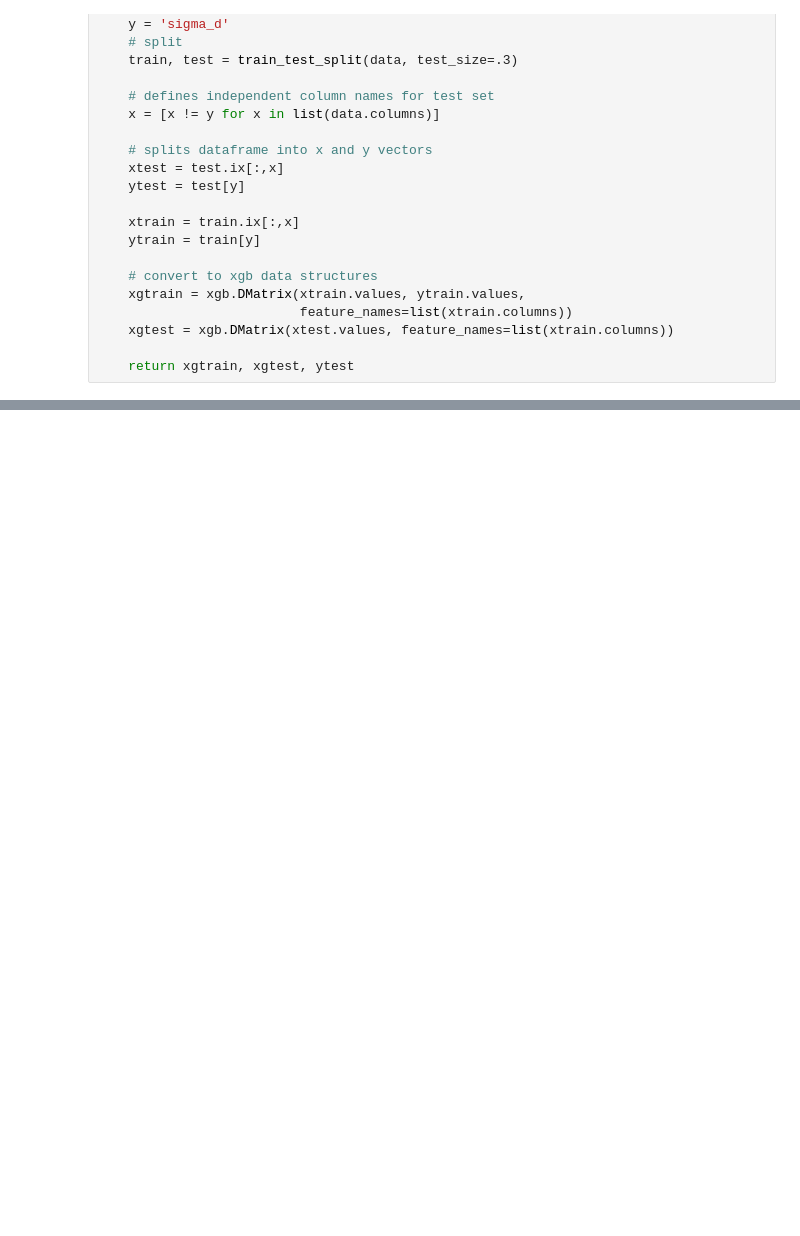
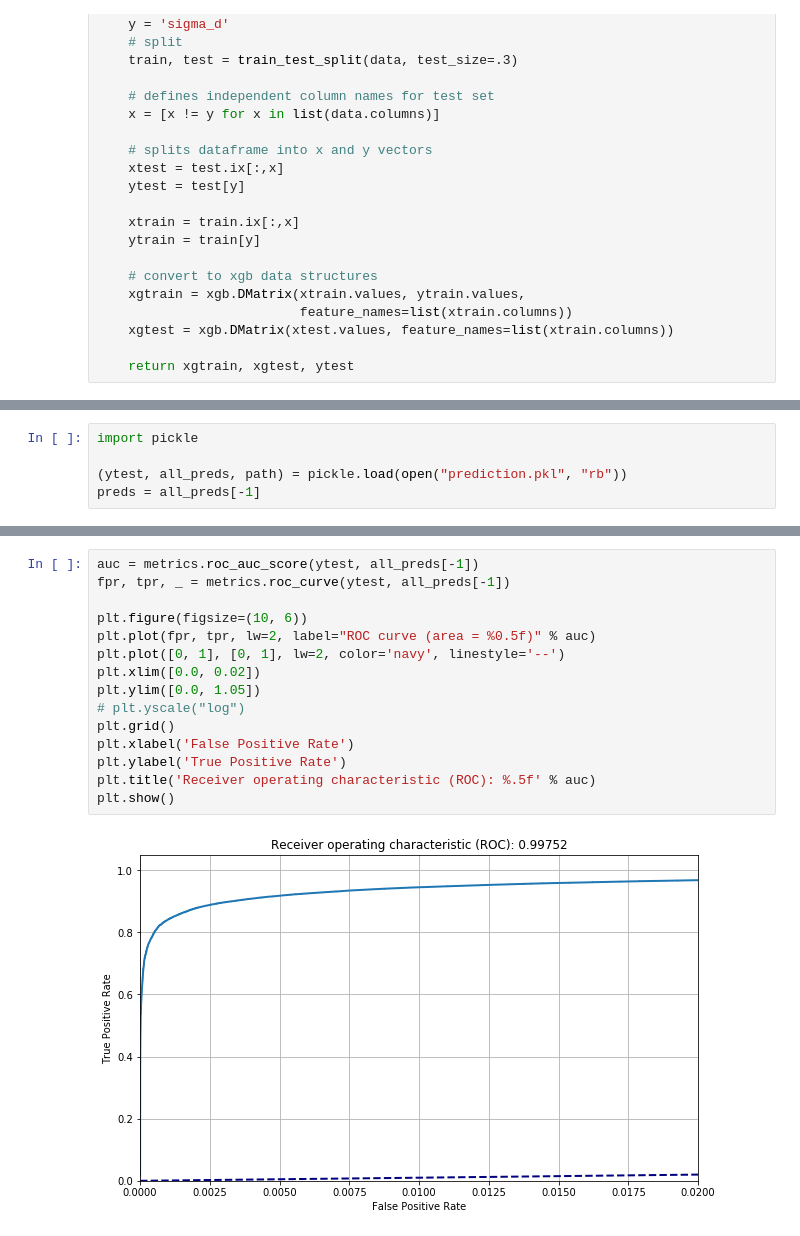
Before and after one commit to yoavfreund/Bathymetry, a Jupyter notebook: xgboost/xgsea.ipynb, the cells around one changed output, grey strips where cells are left out. Drawn from its saved outputs; the diff is of its cells as text; blank space fills up the shorter version.

```diff
--- a/xgboost/xgsea.ipynb
+++ b/xgboost/xgsea.ipynb
@@ -224,0 +215,5 @@ for t in ['gain', 'cover', 'weight']:
+# %%
+import pickle
+
+(ytest, all_preds, path) = pickle.load(open("prediction.pkl", "rb"))
+preds = all_preds[-1]
@@ -224,0 +259,17 @@ for t in ['gain', 'cover', 'weight']:
+# %%
+auc = metrics.roc_auc_score(ytest, all_preds[-1])
+fpr, tpr, _ = metrics.roc_curve(ytest, all_preds[-1])
+
+plt.figure(figsize=(10, 6))
+plt.plot(fpr, tpr, lw=2, label="ROC curve (area = %0.5f)" % auc)
+plt.plot([0, 1], [0, 1], lw=2, color='navy', linestyle='--')
+plt.xlim([0.0, 0.02])
+plt.ylim([0.0, 1.05])
+# plt.yscale("log")
+plt.grid()
+plt.xlabel('False Positive Rate')
+plt.ylabel('True Positive Rate')
+plt.title('Receiver operating characteristic (ROC): %.5f' % auc)
+plt.show()
+# %% [output]
+[figure, added]
```
Also changed, not shown: parts of 22 cells of this notebook, 1 other file.
